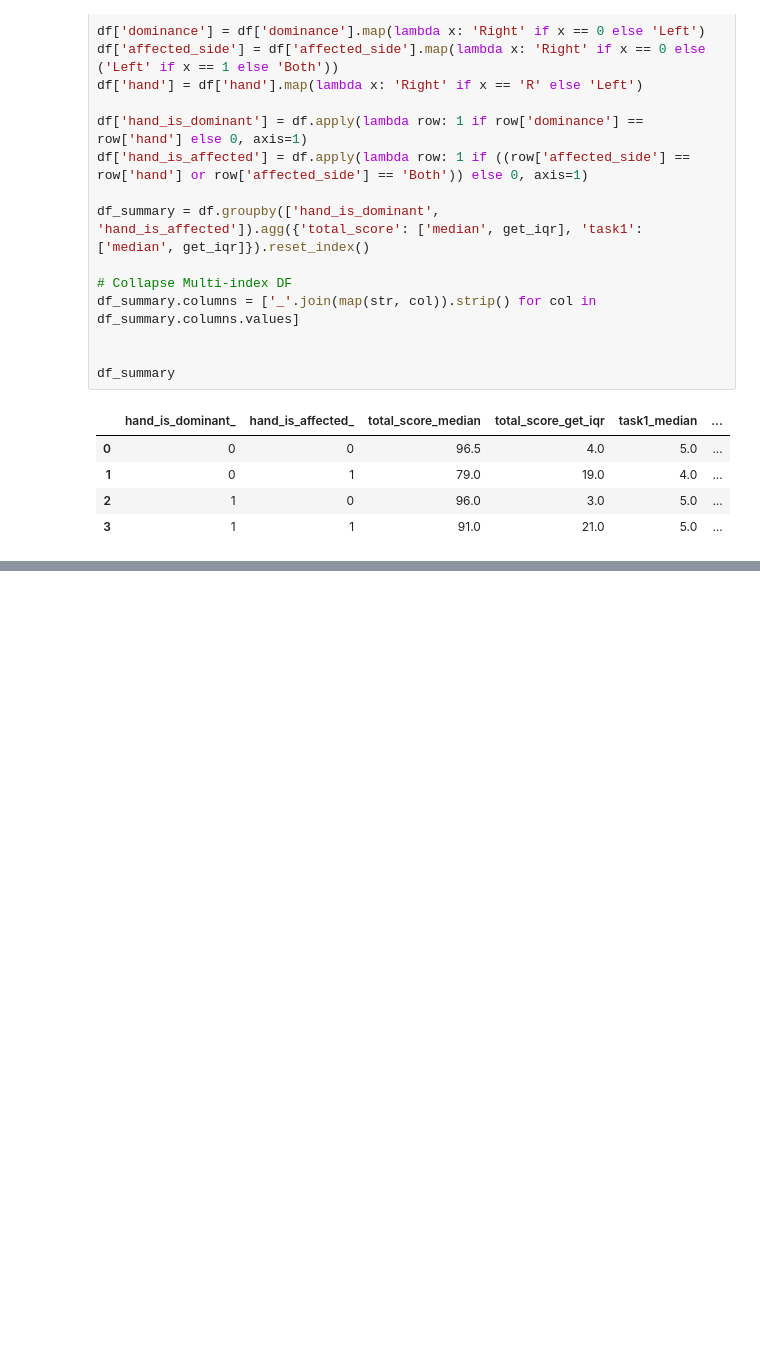
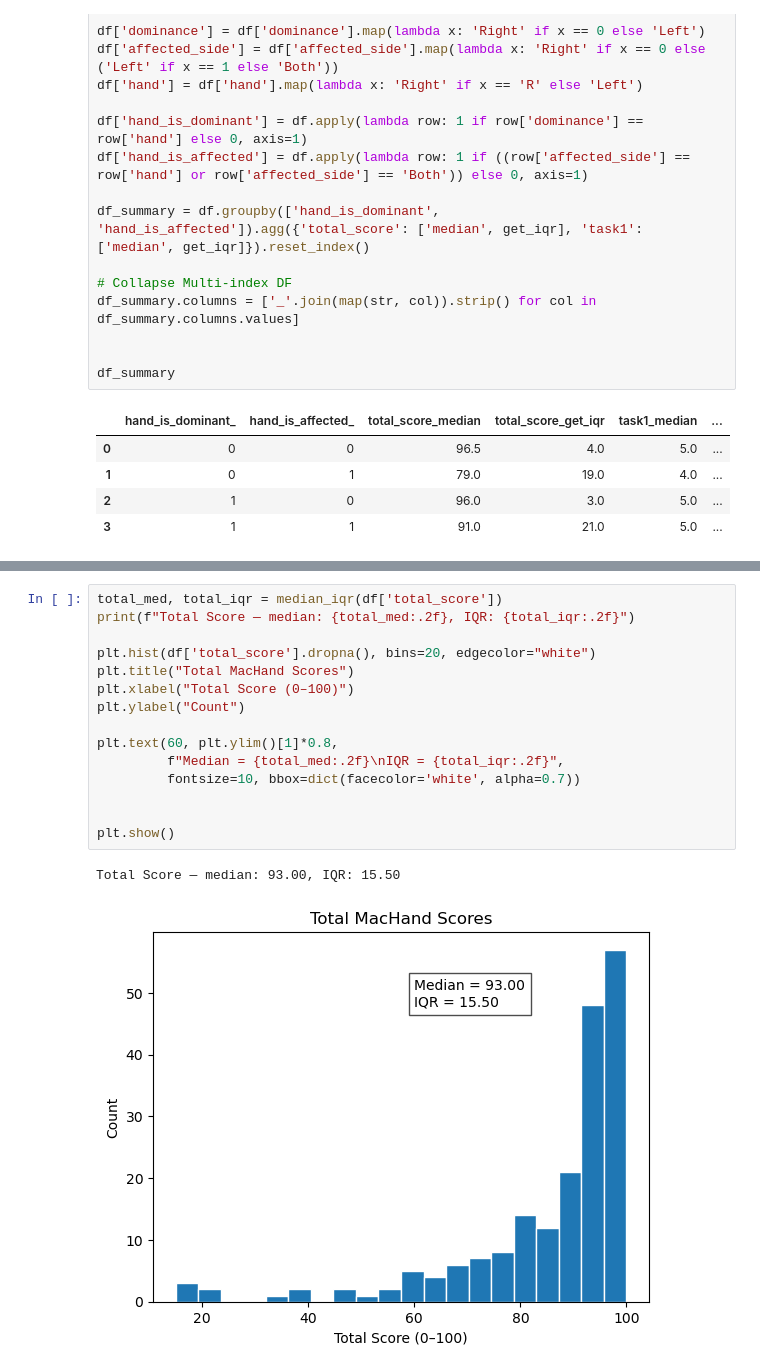
Before and after one commit to yshahzad/MATH527-Tutorials, a Jupyter notebook: Project 1/Project1_Analysis.ipynb, the cells around one changed output, grey strips where cells are left out. Drawn from its saved outputs; the diff is of its cells as text; blank space fills up the shorter version.

```diff
--- a/Project 1/Project1_Analysis.ipynb
+++ b/Project 1/Project1_Analysis.ipynb
@@ -257,0 +286,18 @@ df_summary
+# %%
+total_med, total_iqr = median_iqr(df['total_score'])
+print(f"Total Score — median: {total_med:.2f}, IQR: {total_iqr:.2f}")
+
+plt.hist(df['total_score'].dropna(), bins=20, edgecolor="white")
+plt.title("Total MacHand Scores")
+plt.xlabel("Total Score (0–100)")
+plt.ylabel("Count")
+
+plt.text(60, plt.ylim()[1]*0.8,
+         f"Median = {total_med:.2f}\nIQR = {total_iqr:.2f}",
+         fontsize=10, bbox=dict(facecolor='white', alpha=0.7))
+
+
+plt.show()
+# %% [output]
+Total Score — median: 93.00, IQR: 15.50
+[figure, added]
```
Also changed, not shown: parts of 3 cells of this notebook.
